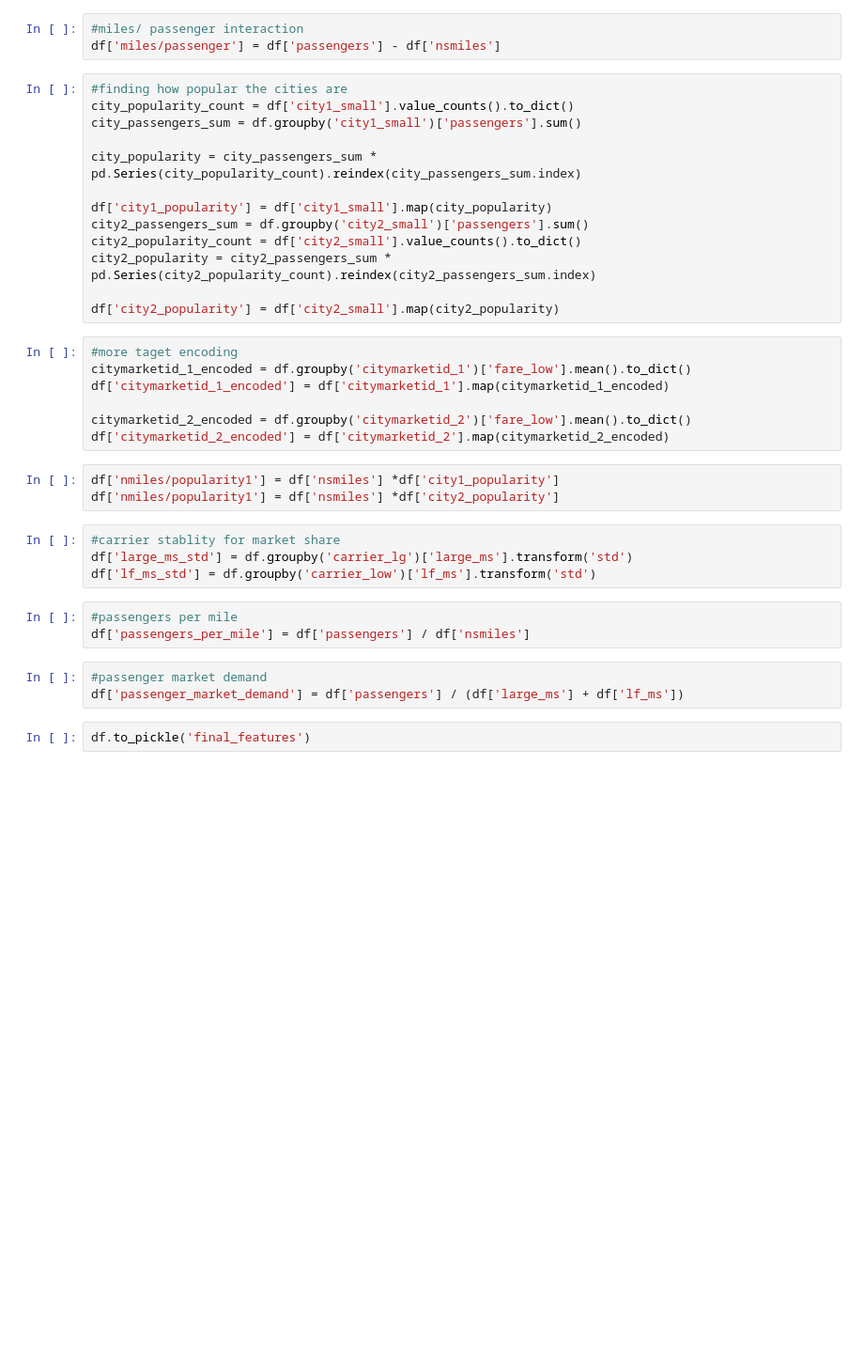
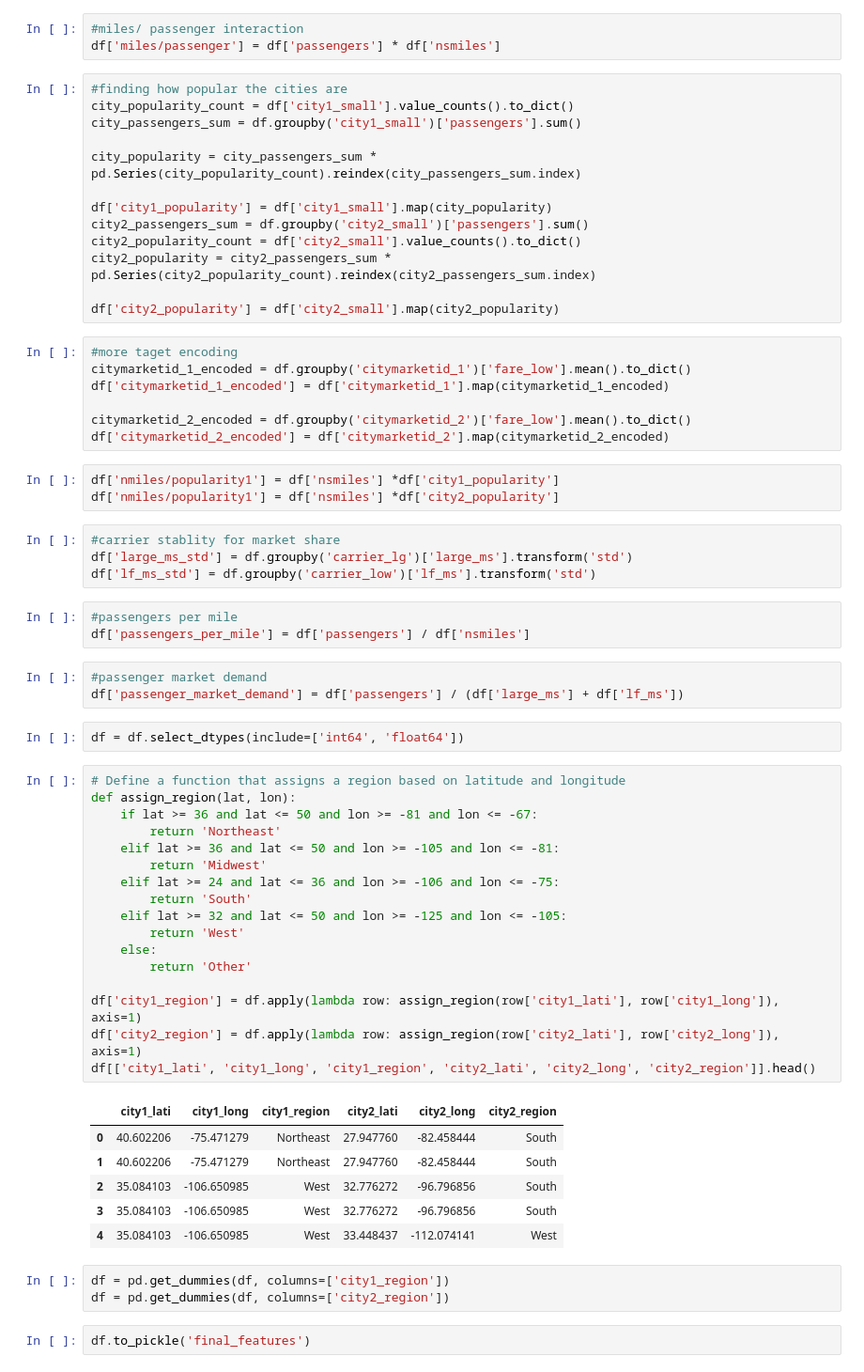
Before and after one commit to ashtonmcox/CDC, a Jupyter notebook: manicuring.ipynb, the cells around one changed output. Shown at 94% size. Saved outputs shown, nothing was run; the diff lists cells and outputs as text; blank space fills up the shorter version.

```diff
--- a/manicuring.ipynb
+++ b/manicuring.ipynb
@@ -226,7 +224,7 @@ df.head()
 5 rows × 29 columns
 # %%
 #miles/ passenger interaction
-df['miles/passenger'] = df['passengers'] - df['nsmiles']
+df['miles/passenger'] = df['passengers'] * df['nsmiles']
 # %%
 #finding how popular the cities are
 city_popularity_count = df['city1_small'].value_counts().to_dict()
@@ -260,5 +258,34 @@ df['passengers_per_mile'] = df['passengers'] / df['nsmiles']
 # %%
 #passenger market demand
 df['passenger_market_demand'] = df['passengers'] / (df['large_ms'] + df['lf_ms'])
+# %%
+df = df.select_dtypes(include=['int64', 'float64'])
+# %%
+# Define a function that assigns a region based on latitude and longitude
+def assign_region(lat, lon):
+    if lat >= 36 and lat <= 50 and lon >= -81 and lon <= -67:
+        return 'Northeast'
+    elif lat >= 36 and lat <= 50 and lon >= -105 and lon <= -81:
+        return 'Midwest'
+    elif lat >= 24 and lat <= 36 and lon >= -106 and lon <= -75:
+        return 'South'
+    elif lat >= 32 and lat <= 50 and lon >= -125 and lon <= -105:
+        return 'West'
+    else:
+        return 'Other'
+
+df['city1_region'] = df.apply(lambda row: assign_region(row['city1_lati'], row['city1_long']), axis=1)
+df['city2_region'] = df.apply(lambda row: assign_region(row['city2_lati'], row['city2_long']), axis=1)
+df[['city1_lati', 'city1_long', 'city1_region', 'city2_lati', 'city2_long', 'city2_region']].head()
+# %% [output]
+|  | city1_lati | city1_long | city1_region | city2_lati | city2_long | city2_region |
+| 0 | 40.602206 | -75.471279 | Northeast | 27.947760 | -82.458444 | South |
+| 1 | 40.602206 | -75.471279 | Northeast | 27.947760 | -82.458444 | South |
+| 2 | 35.084103 | -106.650985 | West | 32.776272 | -96.796856 | South |
+| 3 | 35.084103 | -106.650985 | West | 32.776272 | -96.796856 | South |
+| 4 | 35.084103 | -106.650985 | West | 33.448437 | -112.074141 | West |
+# %%
+df = pd.get_dummies(df, columns=['city1_region'])
+df = pd.get_dummies(df, columns=['city2_region'])
 # %%
 df.to_pickle('final_features')
```
Also changed, not shown: parts of 1 cell of this notebook, 2 other files.
